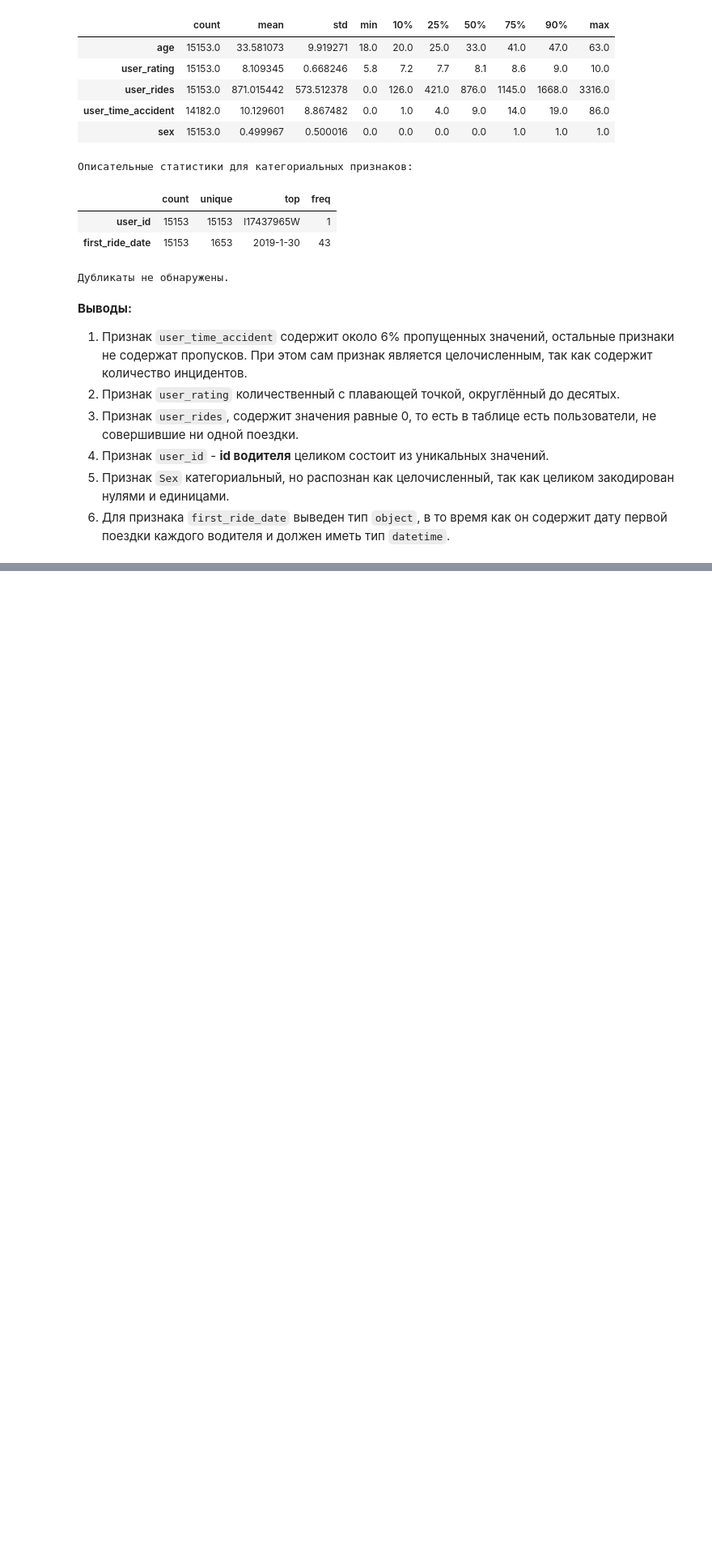
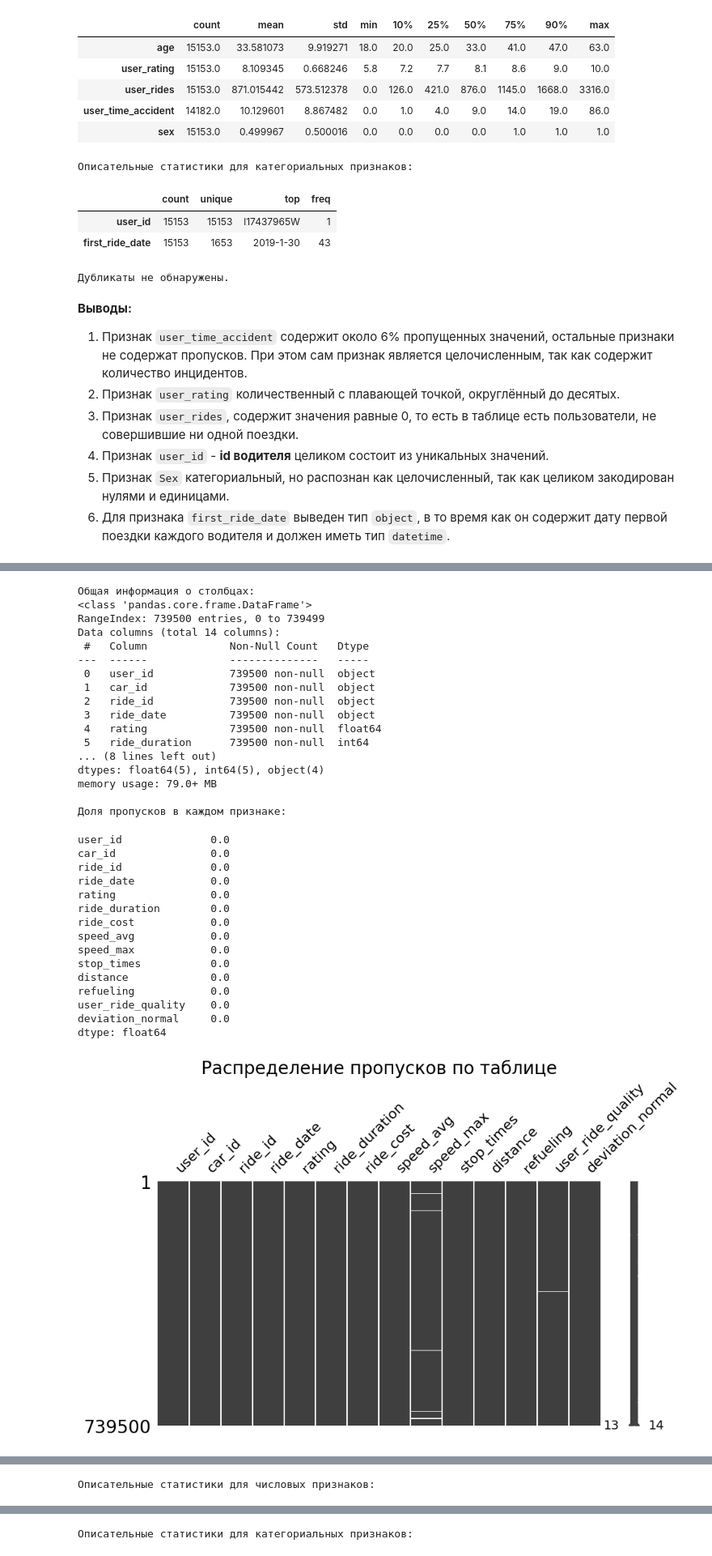
Before and after one commit to AlekseiBogachev/competitive_ds_cource_prj, a Jupyter notebook: notebooks/exploratory/eda.ipynb, the cells around one changed output, grey strips where cells are left out. Shown at 81% size. Cells and saved outputs as stored; diff of their text form; code cells hidden in the pictures; blank space fills up the shorter version.

```diff
--- a/notebooks/exploratory/eda.ipynb
+++ b/notebooks/exploratory/eda.ipynb
@@ -226,6 +287,7 @@ review_data(fix_info)
 # %%
-rides_info = pd.read_csv(
+rides_info: pd.DataFrame = pd.read_csv(
     "./data/raw/rides_info.csv"
 )
 
 review_data(rides_info)
+# %% [output]
@@ -231,0 +310,33 @@ review_data(rides_info)
+Общая информация о столбцах:
+<class 'pandas.core.frame.DataFrame'>
+RangeIndex: 739500 entries, 0 to 739499
+Data columns (total 14 columns):
+ #   Column             Non-Null Count   Dtype
+---  ------             --------------   -----
+ 0   user_id            739500 non-null  object
+ 1   car_id             739500 non-null  object
+ 2   ride_id            739500 non-null  object
+ 3   ride_date          739500 non-null  object
+ 4   rating             739500 non-null  float64
+ 5   ride_duration      739500 non-null  int64
+... (8 lines left out)
+dtypes: float64(5), int64(5), object(4)
+memory usage: 79.0+ MB
+
+Доля пропусков в каждом признаке:
+user_id              0.0
+car_id               0.0
+ride_id              0.0
+ride_date            0.0
+rating               0.0
+ride_duration        0.0
+ride_cost            0.0
+speed_avg            0.0
+speed_max            0.0
+stop_times           0.0
+distance             0.0
+refueling            0.0
+user_ride_quality    0.0
+deviation_normal     0.0
+dtype: float64
+[figure, added]
@@ -231,0 +344 @@ review_data(rides_info)
+Описательные статистики для числовых признаков:
@@ -231,0 +356 @@ review_data(rides_info)
+Описательные статистики для категориальных признаков:
```
Also changed, not shown: parts of 14 cells of this notebook.
